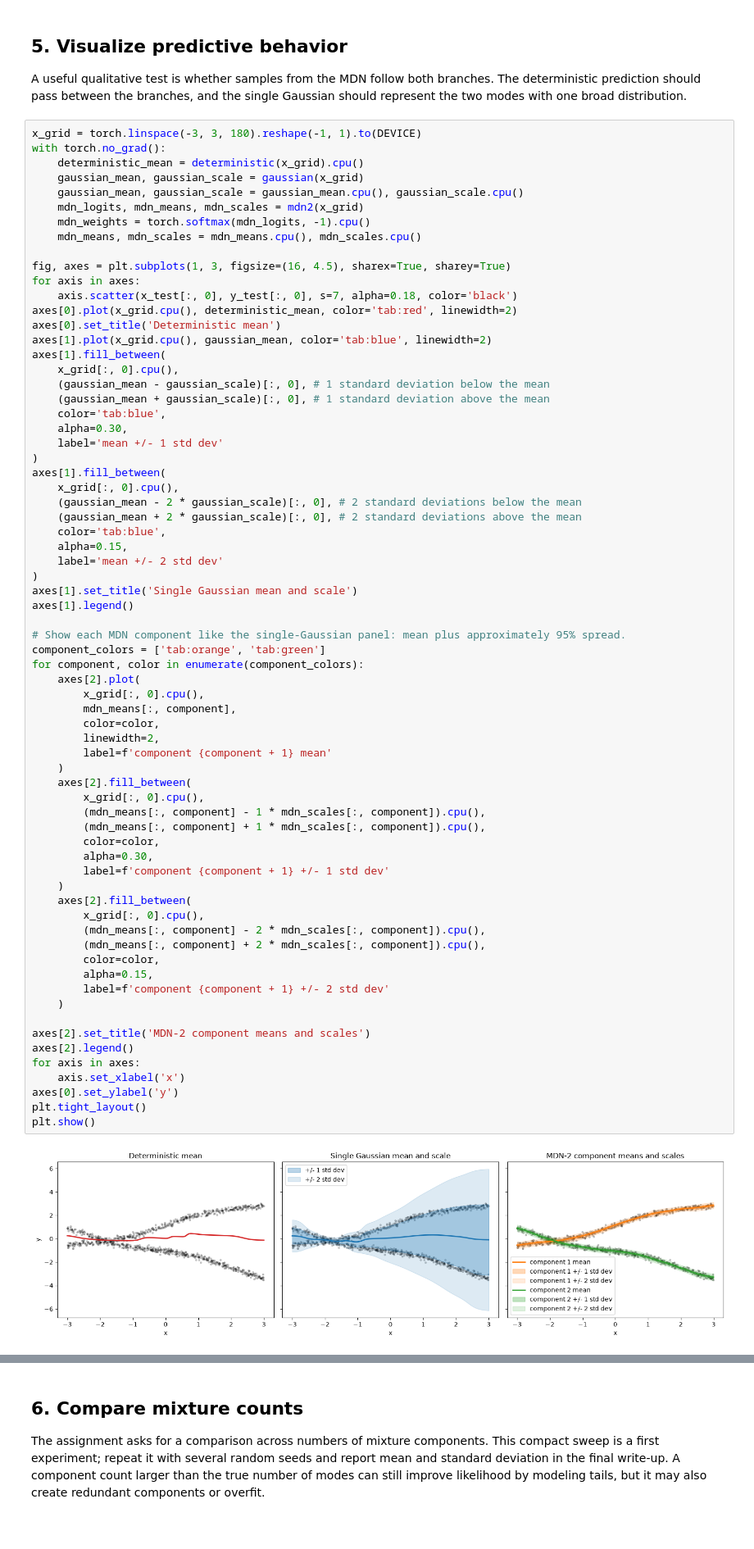
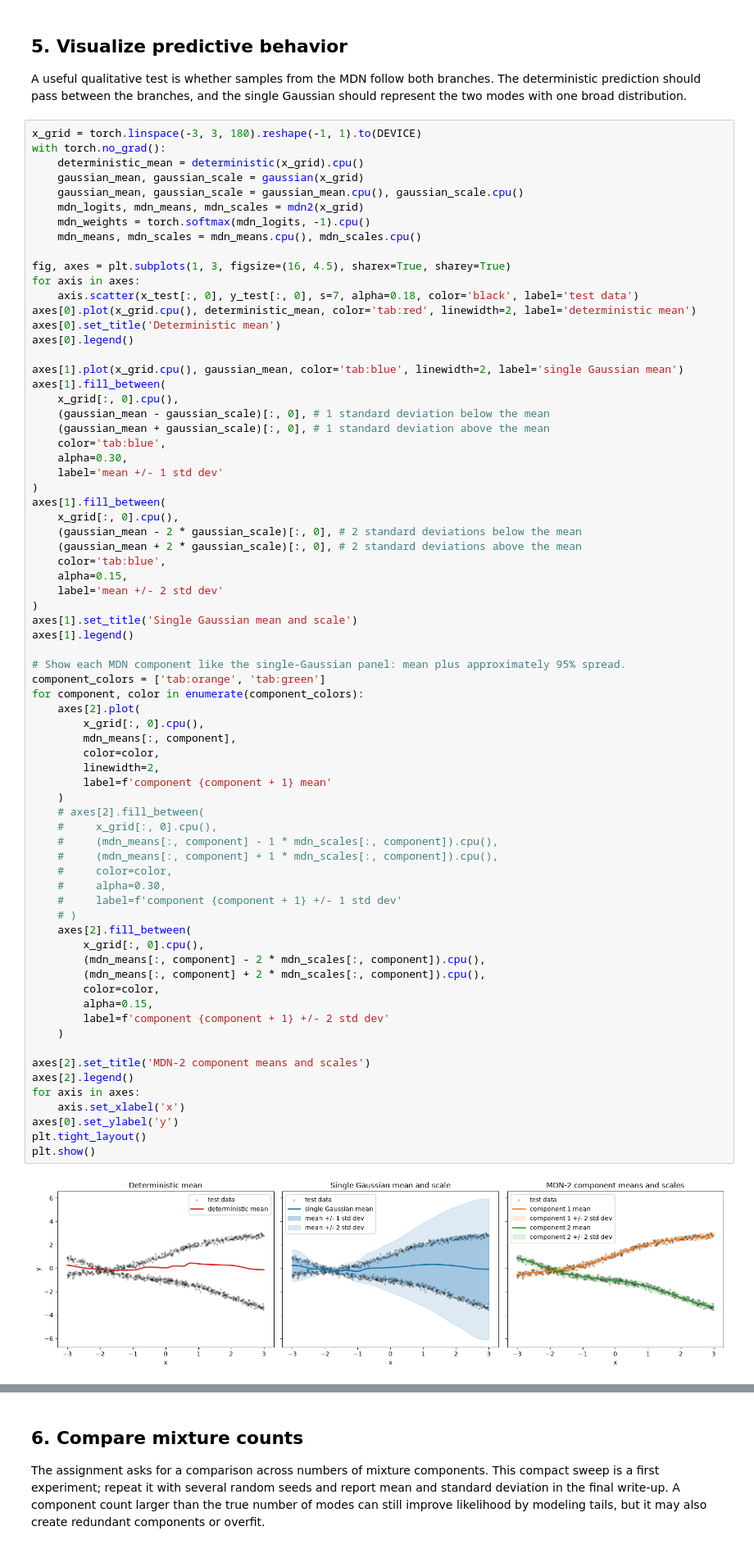
Before and after one commit to jvtricking/CS6956-MDN, a Jupyter notebook: mdn_2d_starter.ipynb, the cells around one changed output, grey strips where cells are left out. Shown at 82% size. Saved outputs shown, nothing was run; the diff lists cells and outputs as text.

```diff
--- a/mdn_2d_starter.ipynb
+++ b/mdn_2d_starter.ipynb
@@ -251,10 +251,12 @@ with torch.no_grad():
 
 fig, axes = plt.subplots(1, 3, figsize=(16, 4.5), sharex=True, sharey=True)
 for axis in axes:
-    axis.scatter(x_test[:, 0], y_test[:, 0], s=7, alpha=0.18, color='black')
-axes[0].plot(x_grid.cpu(), deterministic_mean, color='tab:red', linewidth=2)
+    axis.scatter(x_test[:, 0], y_test[:, 0], s=7, alpha=0.18, color='black', label='test data')
+axes[0].plot(x_grid.cpu(), deterministic_mean, color='tab:red', linewidth=2, label='deterministic mean')
 axes[0].set_title('Deterministic mean')
-axes[1].plot(x_grid.cpu(), gaussian_mean, color='tab:blue', linewidth=2)
+axes[0].legend()
+
+axes[1].plot(x_grid.cpu(), gaussian_mean, color='tab:blue', linewidth=2, label='single Gaussian mean')
 axes[1].fill_between(
     x_grid[:, 0].cpu(),
     (gaussian_mean - gaussian_scale)[:, 0], # 1 standard deviation below the mean
@@ -274,42 +276,42 @@ axes[1].fill_between(
 axes[1].set_title('Single Gaussian mean and scale')
 axes[1].legend()
 
 # Show each MDN component like the single-Gaussian panel: mean plus approximately 95% spread.
 component_colors = ['tab:orange', 'tab:green']
 for component, color in enumerate(component_colors):
     axes[2].plot(
         x_grid[:, 0].cpu(),
         mdn_means[:, component],
         color=color,
         linewidth=2,
         label=f'component {component + 1} mean'
     )
-    axes[2].fill_between(
-        x_grid[:, 0].cpu(),
-        (mdn_means[:, component] - 1 * mdn_scales[:, component]).cpu(),
-        (mdn_means[:, component] + 1 * mdn_scales[:, component]).cpu(),
-        color=color,
-        alpha=0.30,
-        label=f'component {component + 1} +/- 1 std dev'
-    )
+    # axes[2].fill_between(
+    #     x_grid[:, 0].cpu(),
+    #     (mdn_means[:, component] - 1 * mdn_scales[:, component]).cpu(),
+    #     (mdn_means[:, component] + 1 * mdn_scales[:, component]).cpu(),
+    #     color=color,
+    #     alpha=0.30,
+    #     label=f'component {component + 1} +/- 1 std dev'
+    # )
     axes[2].fill_between(
         x_grid[:, 0].cpu(),
         (mdn_means[:, component] - 2 * mdn_scales[:, component]).cpu(),
         (mdn_means[:, component] + 2 * mdn_scales[:, component]).cpu(),
         color=color,
         alpha=0.15,
         label=f'component {component + 1} +/- 2 std dev'
     )
 
 axes[2].set_title('MDN-2 component means and scales')
 axes[2].legend()
 for axis in axes:
     axis.set_xlabel('x')
 axes[0].set_ylabel('y')
 plt.tight_layout()
 plt.show()
 # %% [output]
-[figure, old version]
+[figure, new version]
 # %%
 sample_count = 1600
 x_sample = torch.linspace(-3, 3, 80).reshape(-1, 1).to(DEVICE)
```
Also changed, not shown: parts of 1 cell of this notebook.
